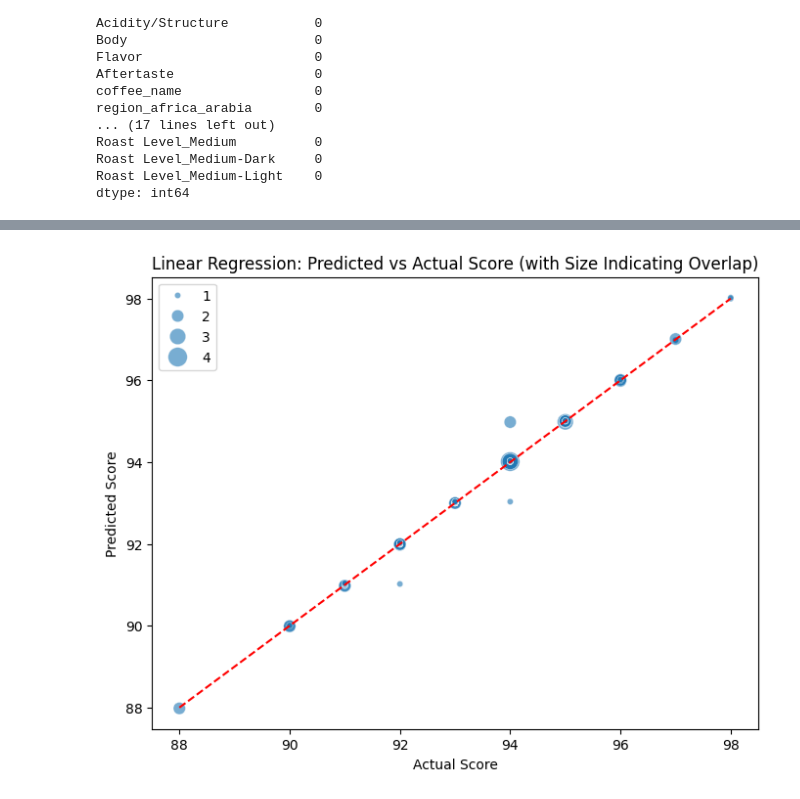
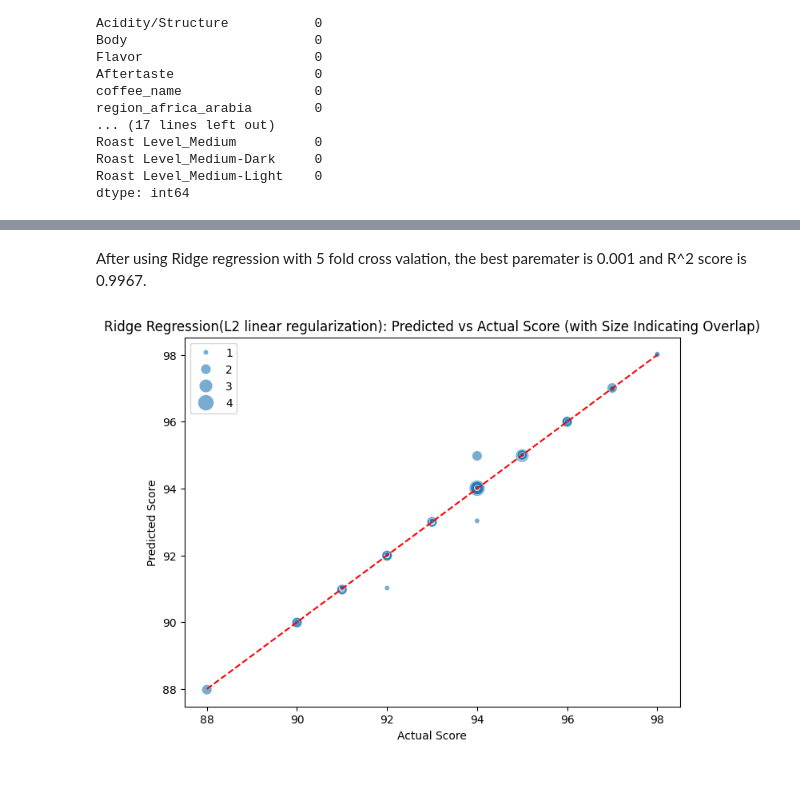
Before and after one commit to wenshanliu653/Springboard_Capstone, a Jupyter notebook: Modeling/Modeling.ipynb, the cells around one changed output, grey strips where cells are left out. Drawn from its saved outputs; the diff is of its cells as text; code cells hidden in the pictures.

```diff
--- a/Modeling/Modeling.ipynb
+++ b/Modeling/Modeling.ipynb
@@ -110,10 +142,13 @@ Standard Deviation: 0.0030408060067931885
 # %%
-from sklearn.metrics import mean_squared_error, r2_score as r2_score_metric  # 重命名避免衝突
-from sklearn.linear_model import Ridge, Lasso
+from sklearn.metrics import mean_squared_error, r2_score as r2_score_metric  # rename r2_socre_metric
+from sklearn.linear_model import Ridge
 
-# Ridge 回歸
-ridge_model = Ridge(alpha=1.0)
+ridge_model = Ridge(alpha=0.001)
 ridge_model.fit(X_train, y_train)
+
+
+# predict the test set
 ridge_pred = ridge_model.predict(X_test)
+print("Ridge MSE:", mean_squared_error(y_test, ridge_pred))
 print("Ridge R2:", r2_score_metric(y_test, ridge_pred))
 # %% [output]
@@ -156,27 +221,26 @@ array([93.0344582 , 94.97949447, 94.01087085, 91.99985504, 92.99972222,
+# %% [markdown]
+After using Ridge regression with 5 fold cross valation, the best paremater is 0.001 and R^2 score is 0.9967.
 # %%
 # to see the Linear Regression model performance by scatter plot
 
 import matplotlib.pyplot as plt
 import seaborn as sns
 import numpy as np
 
 # calculate the number of points in the scatter plot
-unique_points, counts = np.unique(list(zip(y_test, y_pred)), axis=0, return_counts=True)
+unique_points, counts = np.unique(list(zip(y_test, predictions)), axis=0, return_counts=True)
 
 # plot the scatter plot, use `size` to represent the number of points
 plt.figure(figsize=(8, 6))
 sns.scatterplot(x=unique_points[:, 0], y=unique_points[:, 1], size=counts, sizes=(20, 200), alpha=0.6)
 
 # reference line (ideal situation is y_pred = y_test)
 plt.plot([y_test.min(), y_test.max()], [y_test.min(), y_test.max()], 'r--')
 
 plt.xlabel("Actual Score")
 plt.ylabel("Predicted Score")
-plt.title("Linear Regression: Predicted vs Actual Score (with Size Indicating Overlap)")
+plt.title("Ridge Regression(L2 linear regularization): Predicted vs Actual Score (with Size Indicating Overlap)")
 
 plt.show()
-
-
-plt.show()
 # %% [output]
-[figure, old version]
+[figure, new version]
```
Also changed, not shown: parts of 35 cells of this notebook.
